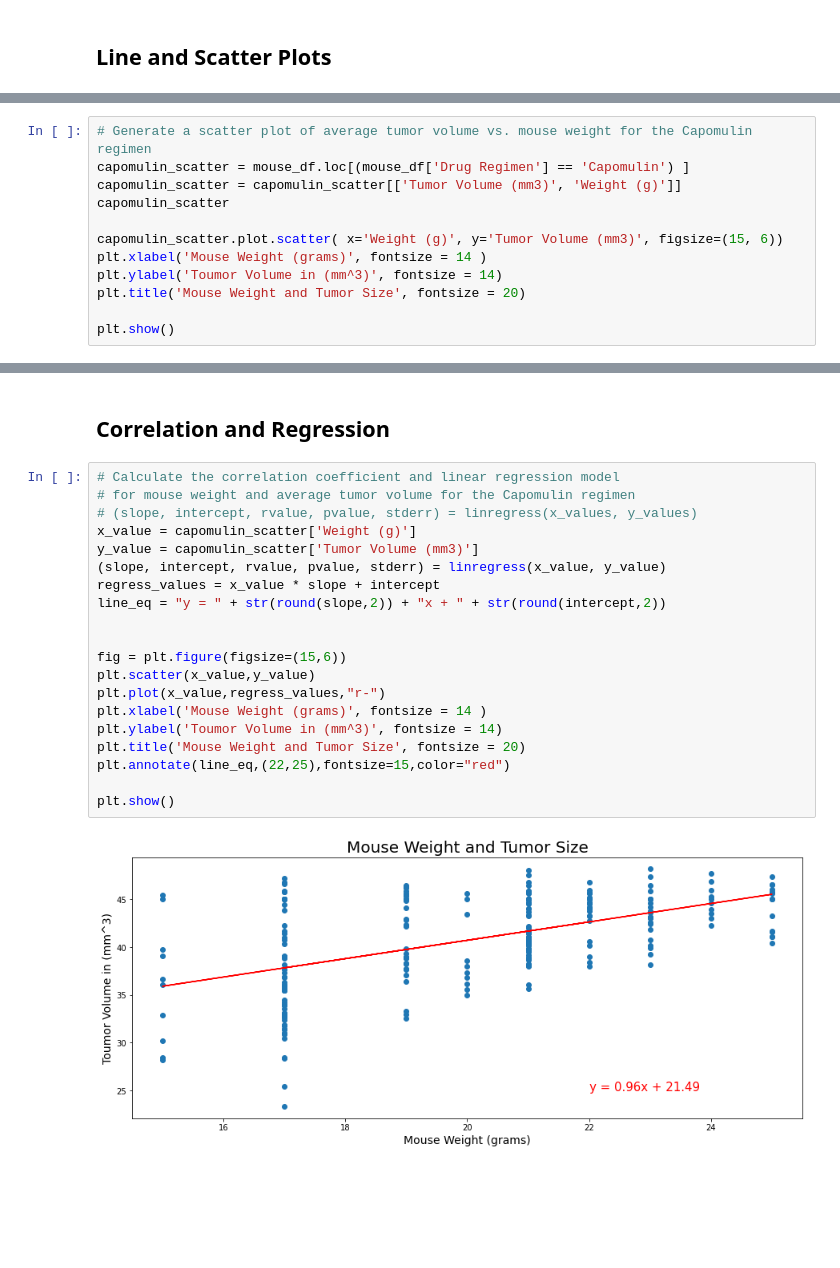
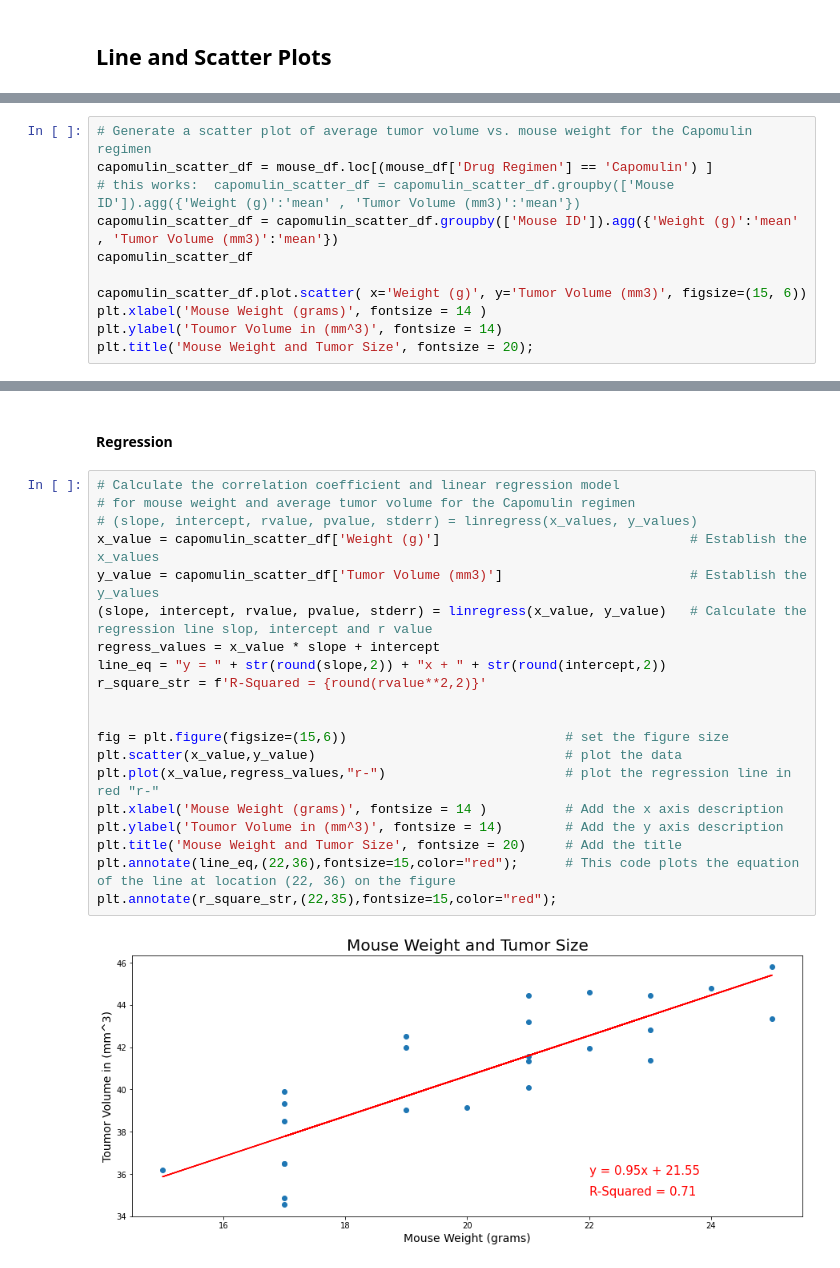
Before and after one commit to JeffPinegar/Python_ManCeuticals, a Jupyter notebook: JSP Pymaceuticals.ipynb, the cells around one changed output, grey strips where cells are left out. Cells and saved outputs as stored; diff of their text form; blank space fills up the shorter version.

Commit message:
Final Draft Oct 30 - fixed regression based on avg tumor not all

```diff
--- a/JSP Pymaceuticals.ipynb
+++ b/JSP Pymaceuticals.ipynb
@@ -369,13 +378,12 @@ mouse_df.head()
 # %%
 # Generate a scatter plot of average tumor volume vs. mouse weight for the Capomulin regimen
-capomulin_scatter = mouse_df.loc[(mouse_df['Drug Regimen'] == 'Capomulin') ]
-capomulin_scatter = capomulin_scatter[['Tumor Volume (mm3)', 'Weight (g)']]
-capomulin_scatter
+capomulin_scatter_df = mouse_df.loc[(mouse_df['Drug Regimen'] == 'Capomulin') ]
+# this works:  capomulin_scatter_df = capomulin_scatter_df.groupby(['Mouse ID']).agg({'Weight (g)':'mean' , 'Tumor Volume (mm3)':'mean'})
+capomulin_scatter_df = capomulin_scatter_df.groupby(['Mouse ID']).agg({'Weight (g)':'mean' , 'Tumor Volume (mm3)':'mean'})
+capomulin_scatter_df
 
-capomulin_scatter.plot.scatter( x='Weight (g)', y='Tumor Volume (mm3)', figsize=(15, 6))
+capomulin_scatter_df.plot.scatter( x='Weight (g)', y='Tumor Volume (mm3)', figsize=(15, 6))
 plt.xlabel('Mouse Weight (grams)', fontsize = 14 )
 plt.ylabel('Toumor Volume in (mm^3)', fontsize = 14)
-plt.title('Mouse Weight and Tumor Size', fontsize = 20)
-
-plt.show()
+plt.title('Mouse Weight and Tumor Size', fontsize = 20);
 # %% [output]
@@ -383,24 +391,24 @@ plt.show()
 # %% [markdown]
-## Correlation and Regression
+#### Regression
 # %%
 # Calculate the correlation coefficient and linear regression model
 # for mouse weight and average tumor volume for the Capomulin regimen
 # (slope, intercept, rvalue, pvalue, stderr) = linregress(x_values, y_values)
-x_value = capomulin_scatter['Weight (g)']
-y_value = capomulin_scatter['Tumor Volume (mm3)']
-(slope, intercept, rvalue, pvalue, stderr) = linregress(x_value, y_value)
+x_value = capomulin_scatter_df['Weight (g)']                                # Establish the x_values
+y_value = capomulin_scatter_df['Tumor Volume (mm3)']                        # Establish the y_values
+(slope, intercept, rvalue, pvalue, stderr) = linregress(x_value, y_value)   # Calculate the regression line slop, intercept and r value
 regress_values = x_value * slope + intercept
 line_eq = "y = " + str(round(slope,2)) + "x + " + str(round(intercept,2))
+r_square_str = f'R-Squared = {round(rvalue**2,2)}'
 
 
-fig = plt.figure(figsize=(15,6))
-plt.scatter(x_value,y_value)
-plt.plot(x_value,regress_values,"r-")
-plt.xlabel('Mouse Weight (grams)', fontsize = 14 )
-plt.ylabel('Toumor Volume in (mm^3)', fontsize = 14)
-plt.title('Mouse Weight and Tumor Size', fontsize = 20)
-plt.annotate(line_eq,(22,25),fontsize=15,color="red")
-
-plt.show()
+fig = plt.figure(figsize=(15,6))                            # set the figure size
+plt.scatter(x_value,y_value)                                # plot the data
+plt.plot(x_value,regress_values,"r-")                       # plot the regression line in red "r-"
+plt.xlabel('Mouse Weight (grams)', fontsize = 14 )          # Add the x axis description
+plt.ylabel('Toumor Volume in (mm^3)', fontsize = 14)        # Add the y axis description
+plt.title('Mouse Weight and Tumor Size', fontsize = 20)     # Add the title
+plt.annotate(line_eq,(22,36),fontsize=15,color="red");      # This code plots the equation of the line at location (22, 36) on the figure
+plt.annotate(r_square_str,(22,35),fontsize=15,color="red");
 # %% [output]
-[figure, old version]
+[figure, new version]
```
Also changed, not shown: parts of 18 cells of this notebook.
